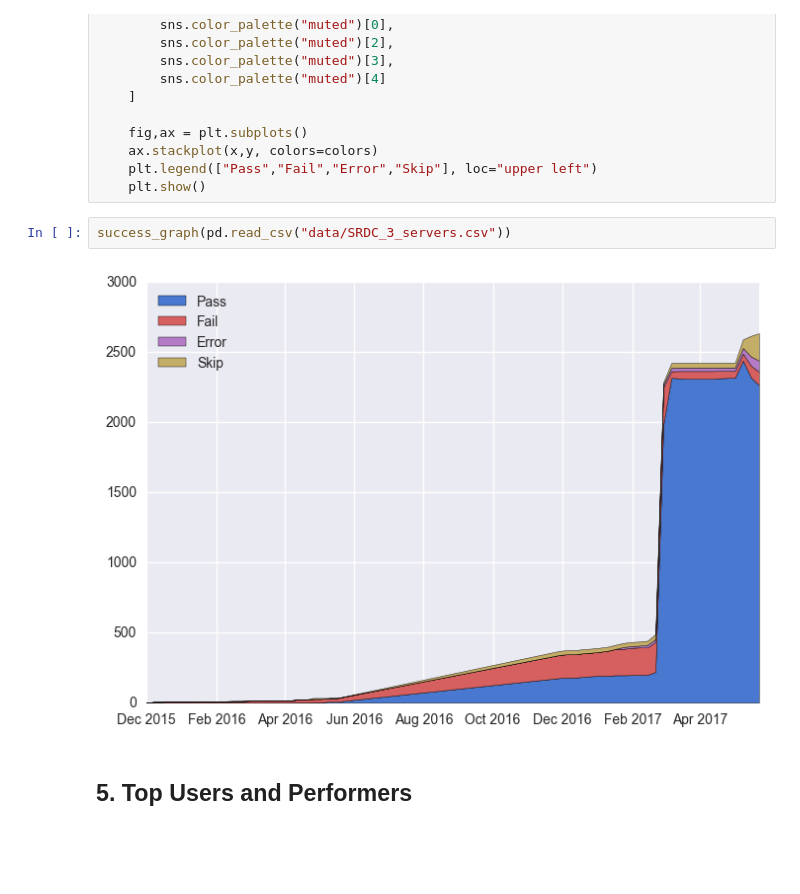
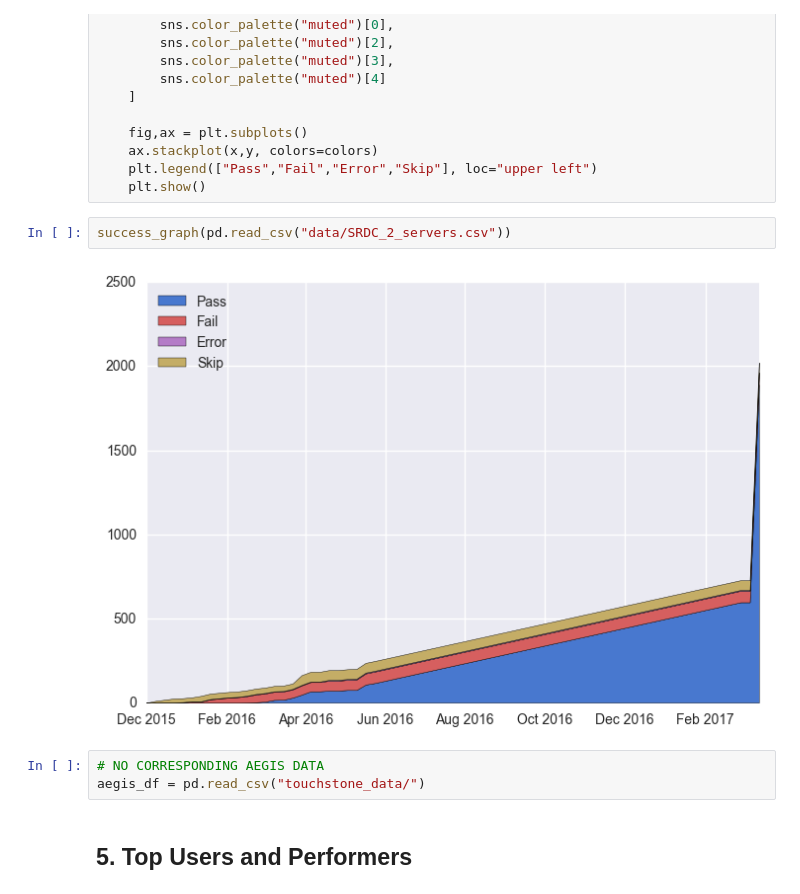
Before and after one commit to fhir-crucible/paper_analysis, a Jupyter notebook: paper_figures.ipynb, the cells around one changed output. Drawn from its saved outputs; the diff is of its cells as text; blank space fills up the shorter version.

Commit message:
added more graphs

```diff
--- a/paper_figures.ipynb
+++ b/paper_figures.ipynb
@@ -398,9 +522,12 @@ def success_graph(dataframe):
     plt.legend(["Pass","Fail","Error","Skip"], loc="upper left")
     plt.show()
 # %%
-success_graph(pd.read_csv("data/SRDC_3_servers.csv"))
+success_graph(pd.read_csv("data/SRDC_2_servers.csv"))
 # %% [output]
-[figure, old version]
+[figure, new version]
+# %%
+# NO CORRESPONDING AEGIS DATA
+aegis_df = pd.read_csv("touchstone_data/")
 # %% [markdown]
 ## 5. Top Users and Performers
 # %%
```
Also changed, not shown: parts of 22 cells of this notebook.
